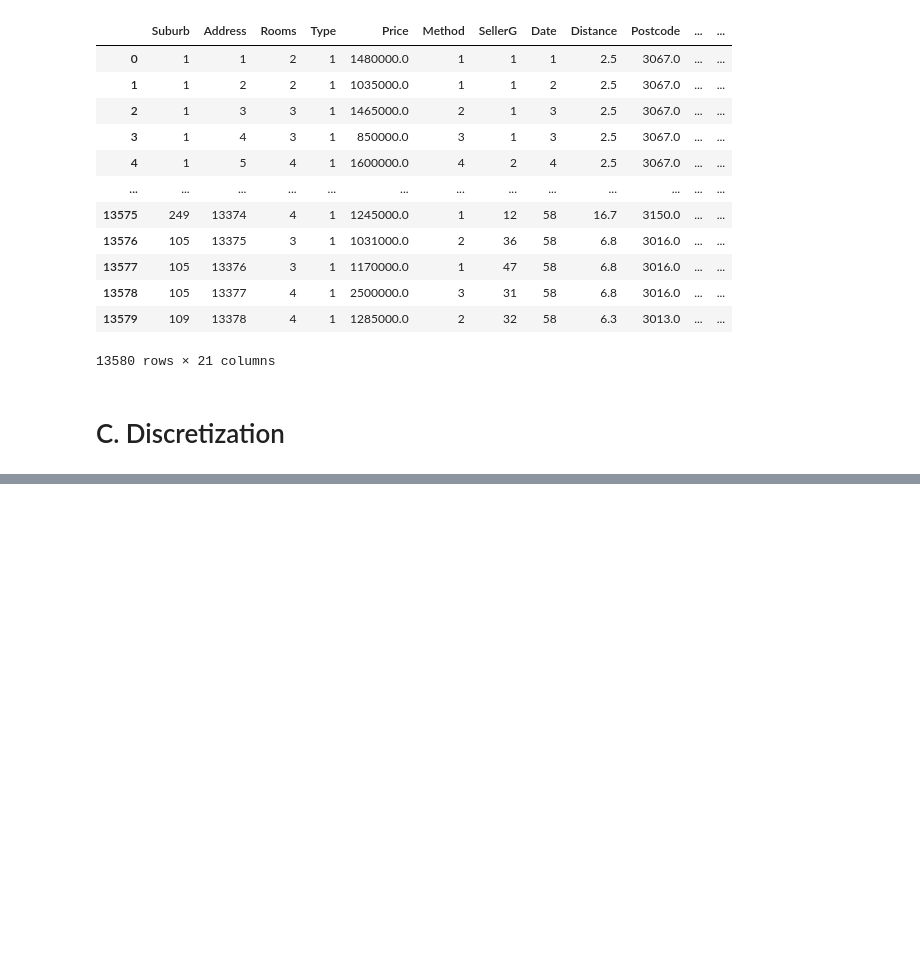
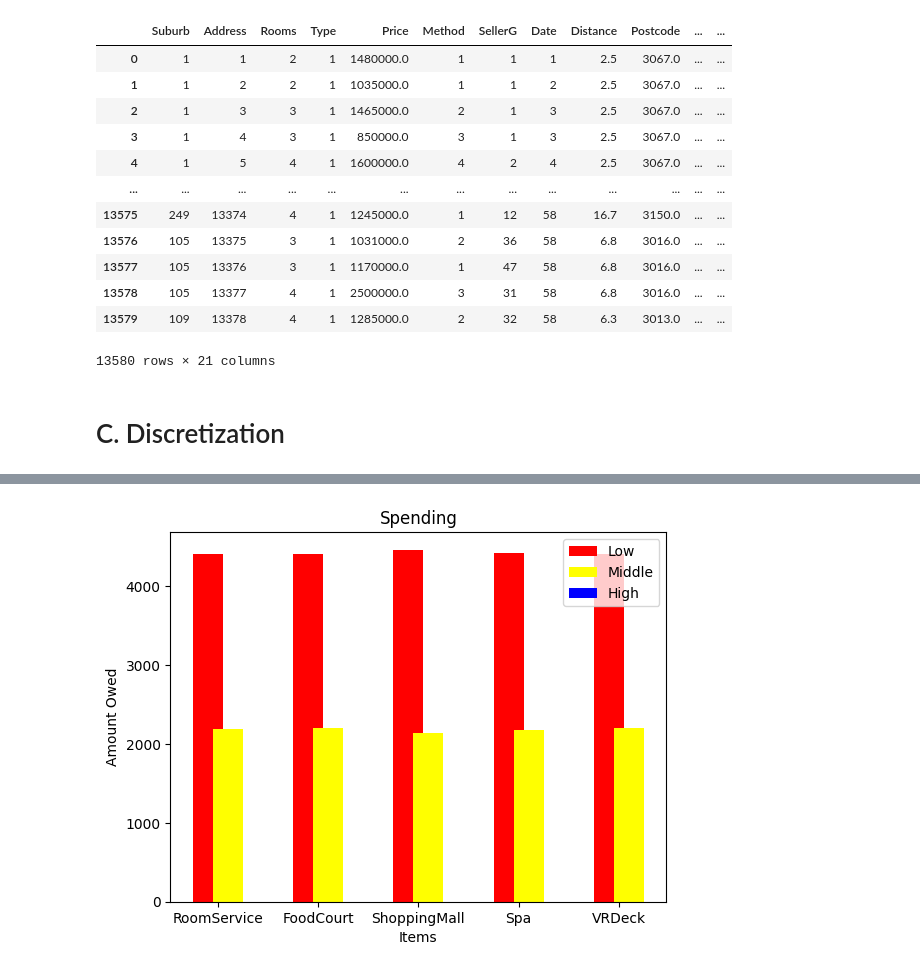
Before and after one commit to jaytejada2010/4103-reporting-exercises, a Jupyter notebook: tejada.ipynb, the cells around one changed output, grey strips where cells are left out. Saved outputs shown, nothing was run; the diff lists cells and outputs as text; code cells hidden in the pictures; blank space fills up the shorter version.

```diff
--- a/tejada.ipynb
+++ b/tejada.ipynb
@@ -239,3 +239,5 @@ mlb_data
 # %%
 # loading data
 trn_data = pd.read_csv("3_train.csv")
+trn_data.dropna(inplace=True)
+trn_data
@@ -257,0 +260,13 @@ trn_data
+# %%
+from feature_engine.discretisation import EqualFrequencyDiscretiser
+
+trans = EqualFrequencyDiscretiser(q=3, variables=['RoomService'])
+a1 = trans.fit_transform(trn_data)
+trans = EqualFrequencyDiscretiser(q=3, variables=['FoodCourt'])
+a2 = trans.fit_transform(trn_data)
+trans = EqualFrequencyDiscretiser(q=3, variables=['ShoppingMall'])
+a3 = trans.fit_transform(trn_data)
+trans = EqualFrequencyDiscretiser(q=3, variables=['Spa'])
+a4 = trans.fit_transform(trn_data)
+trans = EqualFrequencyDiscretiser(q=3, variables=['VRDeck'])
+a5 = trans.fit_transform(trn_data)
@@ -257,0 +289,20 @@ trn_data
+# %%
+categories = ['RoomService', 'FoodCourt', 'ShoppingMall', 'Spa', 'VRDeck']
+low = [len(a1[a1['RoomService'] == 0]),len(a2[a2['FoodCourt'] == 0]),len(a3[a3['ShoppingMall'] == 0]),len(a4[a4['Spa'] == 0]),len(a5[a5['VRDeck'] == 0])]
+mid = [len(a1[a1['RoomService'] == 1]),len(a2[a2['FoodCourt'] == 1]),len(a3[a3['ShoppingMall'] == 1]),len(a4[a4['Spa'] == 1]),len(a5[a5['VRDeck'] == 1])]
+hi  = [len(a1[a1['RoomService'] == 2]),len(a2[a2['FoodCourt'] == 2]),len(a3[a3['ShoppingMall'] == 2]),len(a4[a4['Spa'] == 2]),len(a5[a5['VRDeck'] == 2])]
+
+X_axis = np.arange(len(categories))
+
+plt.bar(X_axis - 0.1, low, 0.3, label = 'Low', color='red')
+plt.bar(X_axis + 0.1, mid, 0.3, label = 'Middle', color='yellow')
+plt.bar(X_axis + 0.1, hi,  0.3, label = 'High', color='blue')
+
+plt.xticks(X_axis, categories)
+plt.xlabel("Items")
+plt.ylabel("Amount Owed")
+plt.title("Spending")
+plt.legend()
+plt.show()
+# %% [output]
+[figure, added]
```
Also changed, not shown: parts of 4 cells of this notebook.
